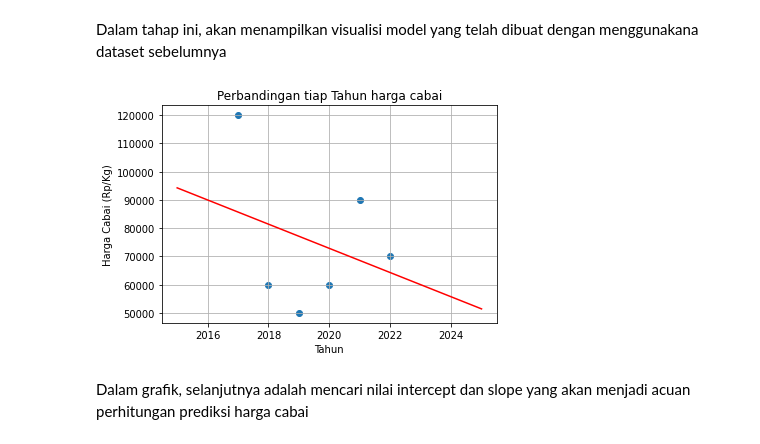
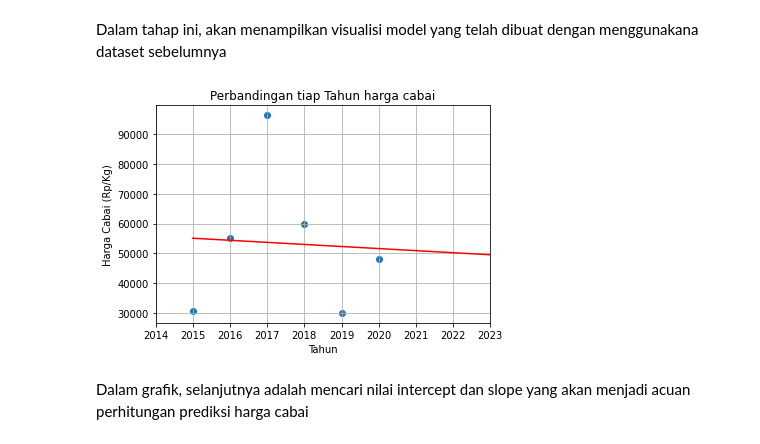
Before and after one commit to IlyasHidayatR/Python_DAA, a Jupyter notebook: Regresi_PrediksiHargaCabai.ipynb, the cells around one changed output. Saved outputs shown, nothing was run; the diff lists cells and outputs as text; code cells hidden in the pictures.

```diff
--- a/Regresi_PrediksiHargaCabai.ipynb
+++ b/Regresi_PrediksiHargaCabai.ipynb
@@ -7,8 +7,8 @@ Dataset yang digunakan adalah data harga bahan pokok cabai merah pada setiap tah
 # %%
 import pandas as pd
 
-Chili = {'Tahun': [2017, 2018, 2019, 2020, 2021, 2022],
-         'Harga Cabai (Rp/Kg)' : [120000, 60000, 50000, 60000, 90000, 70000]}
+Chili = {'Tahun': [2015, 2016, 2017, 2018, 2019, 2020],
+         'Harga Cabai (Rp/Kg)' : [30500, 55150, 96350, 60000, 30000, 48000]}
 
 Chili_df = pd.DataFrame(Chili)
 Chili_df
@@ -86,14 +86,15 @@ y_vis = model.predict(x_vis)
 # %%
 plt.scatter(x, y)
 plt.plot(x_vis, y_vis, '-r')
 
 plt.title('Perbandingan tiap Tahun harga cabai')
 plt.xlabel('Tahun')
 plt.ylabel('Harga Cabai (Rp/Kg)')
+plt.xlim(2014, 2023)
 plt.grid(True)
 plt.show()
 # %% [output]
-[figure, old version]
+[figure, new version]
 # %% [markdown]
 Dalam grafik, selanjutnya adalah mencari nilai intercept dan slope yang akan menjadi acuan perhitungan prediksi harga cabai
 # %%
```
Also changed, not shown: parts of 16 cells of this notebook.
